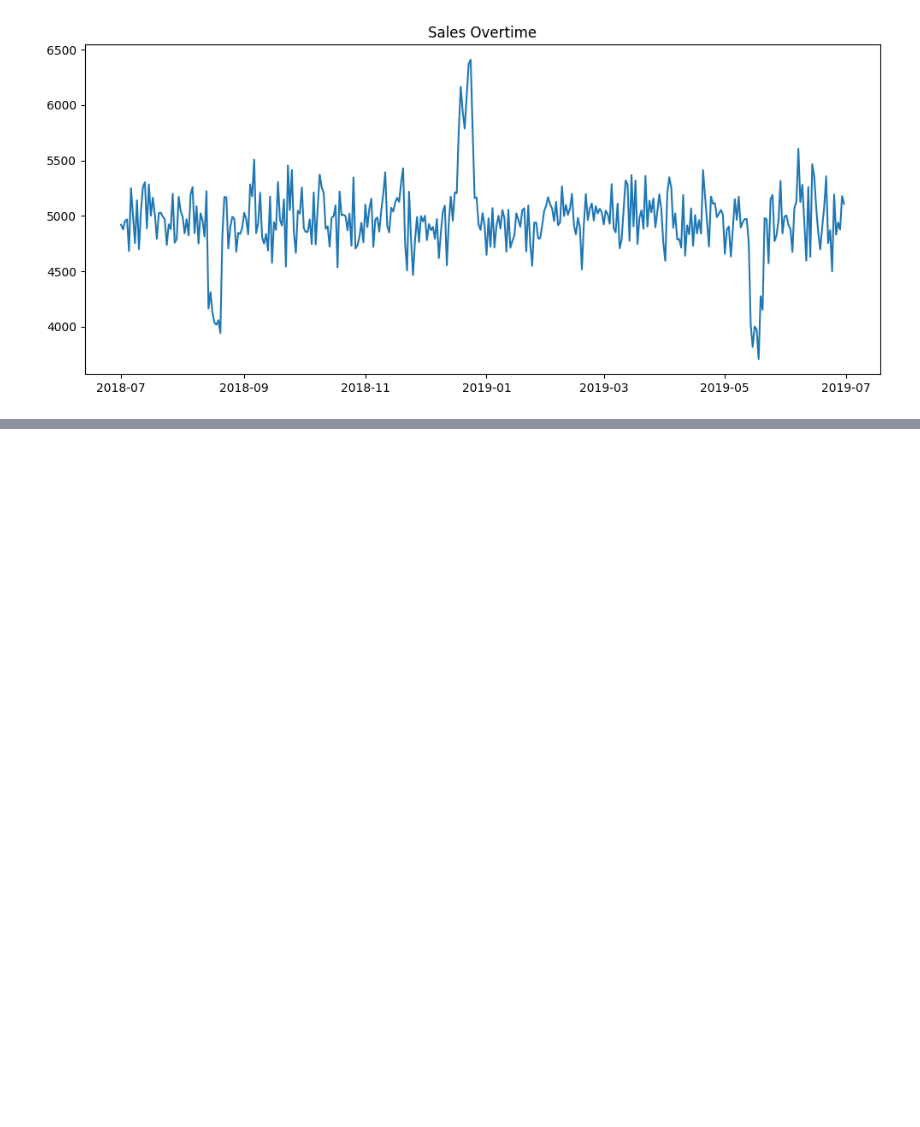
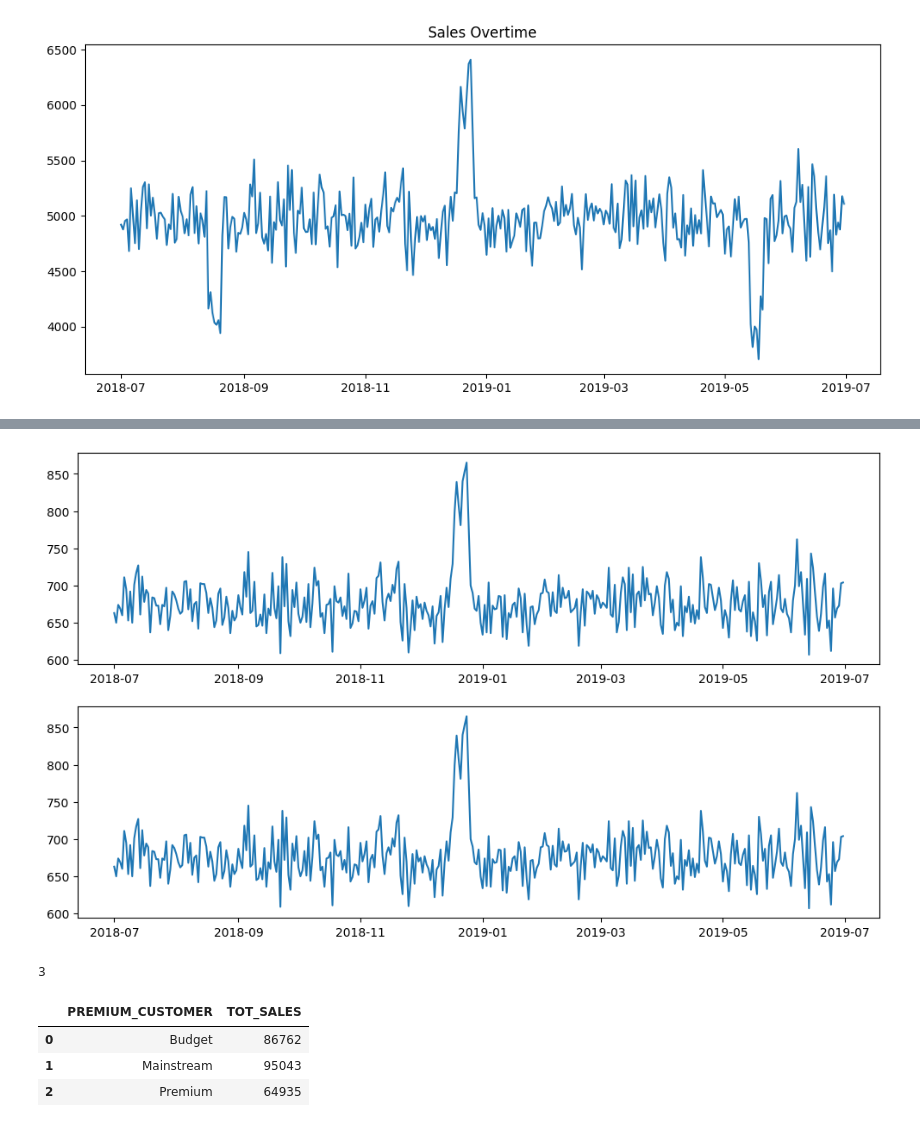
Before and after one commit to theAtieno/Py-Data-Class, a Jupyter notebook: Visualizations/quantum.ipynb, the cells around one changed output, grey strips where cells are left out. Saved outputs shown, nothing was run; the diff lists cells and outputs as text; code cells hidden in the pictures; blank space fills up the shorter version.

```diff
--- a/Visualizations/quantum.ipynb
+++ b/Visualizations/quantum.ipynb
@@ -120,0 +140,19 @@ plt.show()
+# %%
+fig, ax = plt.subplots(2,1,figsize=(12,7))
+ax[0].plot(x,y)
+ax[1].plot(a,b)
+plt.show()
+# %% [output]
+[figure, added]
+# %%
+quantium['PREMIUM_CUSTOMER'].nunique()
+# %% [output]
+3
+# %%
+prem_cust = quantium.groupby('PREMIUM_CUSTOMER')[['TOT_SALES']].count().reset_index()
+prem_cust.head()
+# %% [output]
+|  | PREMIUM_CUSTOMER | TOT_SALES |
+| 0 | Budget | 86762 |
+| 1 | Mainstream | 95043 |
+| 2 | Premium | 64935 |
```
Also changed, not shown: parts of 11 cells of this notebook, 19 other files.
